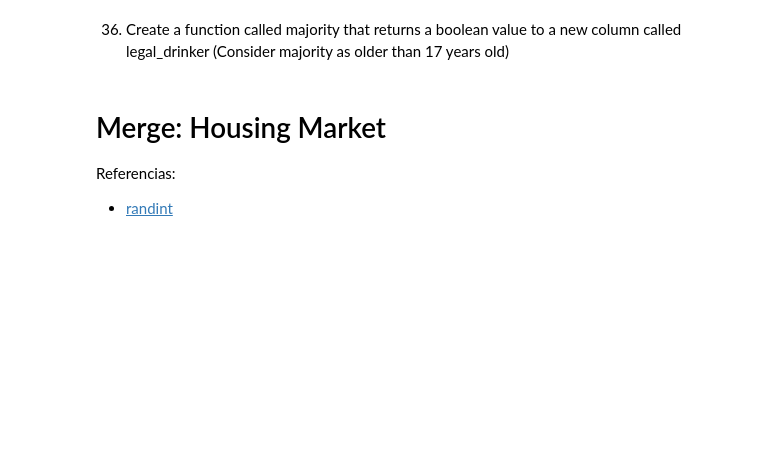
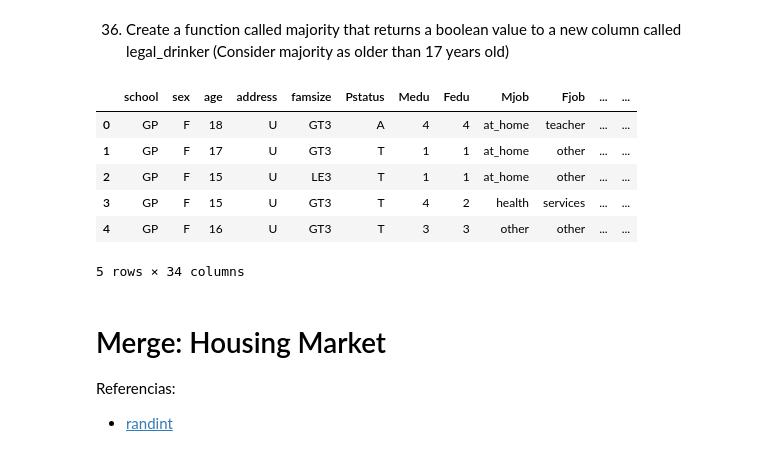
Before and after one commit to hendrixrf/aiaiai, a Jupyter notebook: ADA/clase1/AdA_02_Pandas_Basics.ipynb, the cells around one changed output. Saved outputs shown, nothing was run; the diff lists cells and outputs as text; code cells hidden in the pictures; blank space fills up the shorter version.

```diff
--- a/ADA/clase1/AdA_02_Pandas_Basics.ipynb
+++ b/ADA/clase1/AdA_02_Pandas_Basics.ipynb
@@ -368,5 +398,26 @@ Referencias:
 # %% [markdown]
 36. Create a function called majority that returns a boolean value to a new column called legal_drinker (Consider majority as older than 17 years old)
+# %%
+#trick reference
+# https://towardsdatascience.com/create-new-column-based-on-other-columns-pandas-5586d87de73d
+
+def majority(df):
+    if df['age'] > 17:
+        return True
+    else:
+        return False
+
+df['legal_drinker'] = df.apply(lambda df: majority(df), axis=1)
+# %%
+df.head()
+# %% [output]
+|  | school | sex | age | address | famsize | Pstatus | Medu | Fedu | Mjob | Fjob | ... | ... |
+| 0 | GP | F | 18 | U | GT3 | A | 4 | 4 | at_home | teacher | ... | ... |
+| 1 | GP | F | 17 | U | GT3 | T | 1 | 1 | at_home | other | ... | ... |
+| 2 | GP | F | 15 | U | LE3 | T | 1 | 1 | at_home | other | ... | ... |
+| 3 | GP | F | 15 | U | GT3 | T | 4 | 2 | health | services | ... | ... |
+| 4 | GP | F | 16 | U | GT3 | T | 3 | 3 | other | other | ... | ... |
+5 rows × 34 columns
 # %% [markdown]
 # Merge: Housing Market
 Referencias:
```
Also changed, not shown: parts of 27 cells of this notebook.
